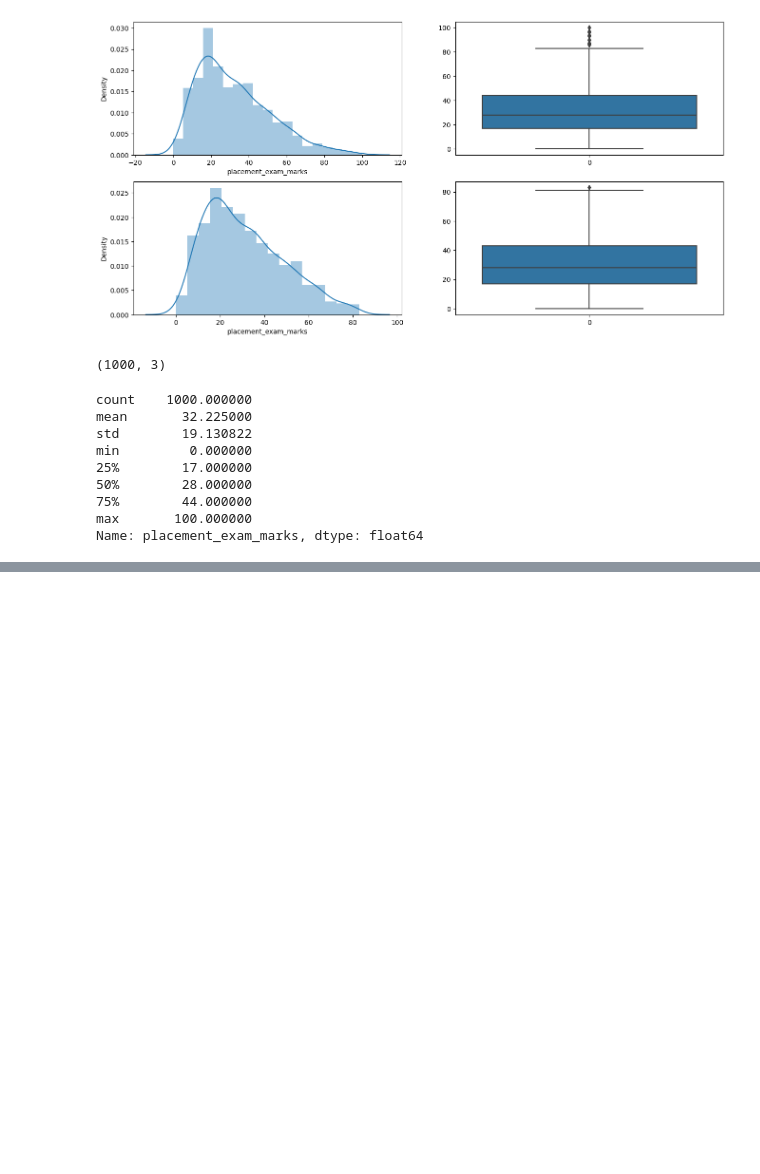
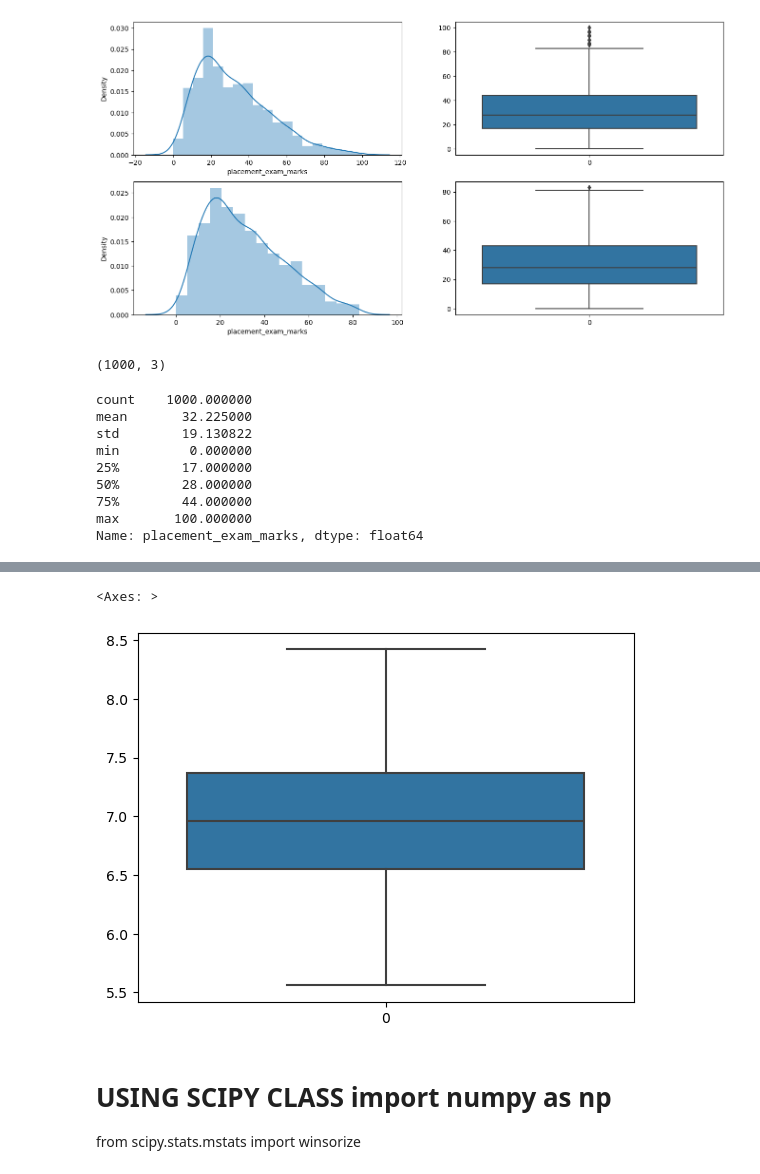
Before and after one commit to shiv-1234567/Feature-Engineering-, a Jupyter notebook: outlier detection.ipynb, the cells around one changed output, grey strips where cells are left out. Cells and saved outputs as stored; diff of their text form; code cells hidden in the pictures; blank space fills up the shorter version.

```diff
--- a/outlier detection.ipynb
+++ b/outlier detection.ipynb
@@ -148,0 +183,4 @@ Name: placement_exam_marks, dtype: float64
+# %%
+upper_limit=df['cgpa'].quantile(0.99)
+# %%
+lower_limit=df['cgpa'].quantile(0.01)
@@ -148,0 +189,4 @@ Name: placement_exam_marks, dtype: float64
+# %%
+df['cgpa']=np.where(df['cgpa']>=upper_limit,upper_limit,
+         np.where(df['cgpa']<=lower_limit,lower_limit,
+        df['cgpa']))
@@ -148,0 +211,8 @@ Name: placement_exam_marks, dtype: float64
+# %%
+sns.boxplot(df['cgpa'])# no outlier
+# %% [output]
+<Axes: >
+[figure, added]
+# %% [markdown]
+# USING SCIPY CLASS import numpy as np
+from scipy.stats.mstats import winsorize
```
Also changed, not shown: parts of 13 cells of this notebook.
